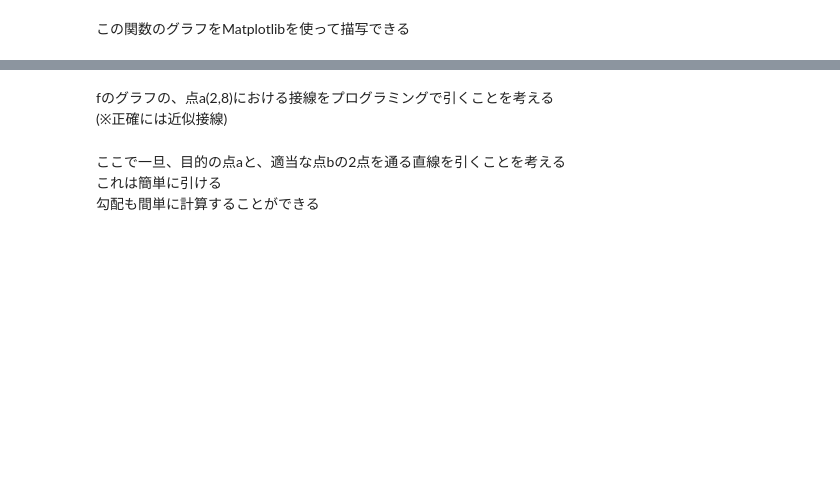
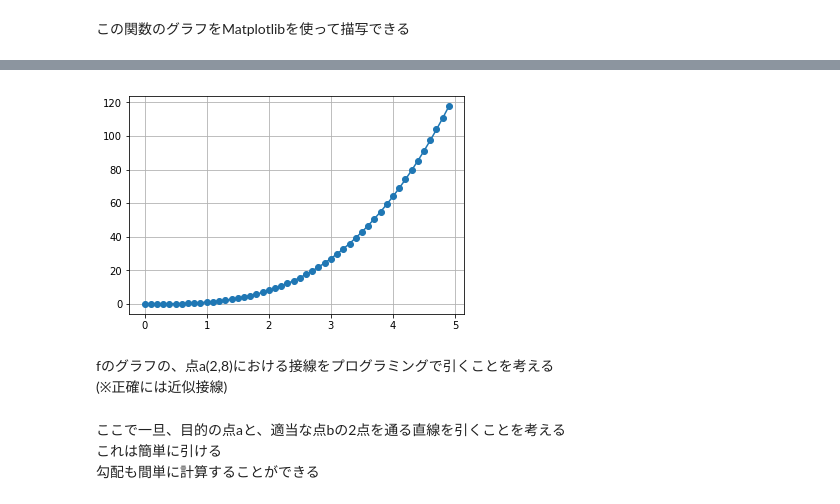
Before and after one commit to sasakinzm/jupyter-notebook-user-seminar, a Jupyter notebook: 03_differential_foundation.ipynb, the cells around one changed output, grey strips where cells are left out. Saved outputs shown, nothing was run; the diff lists cells and outputs as text; code cells hidden in the pictures; blank space fills up the shorter version.

```diff
--- a/03_differential_foundation.ipynb
+++ b/03_differential_foundation.ipynb
@@ -43,7 +51,9 @@ def drawf(n):
     plt.plot(list(np.arange(0, n, 0.1)),y,'o-')
     plt.grid()
 # %%
-drawf(3)
+drawf(5)
+# %% [output]
+[figure, added]
 # %% [markdown]
 fのグラフの、点a(2,8)における接線をプログラミングで引くことを考える
 (※正確には近似接線)
```
Also changed, not shown: parts of 10 cells of this notebook, 2 other files.
